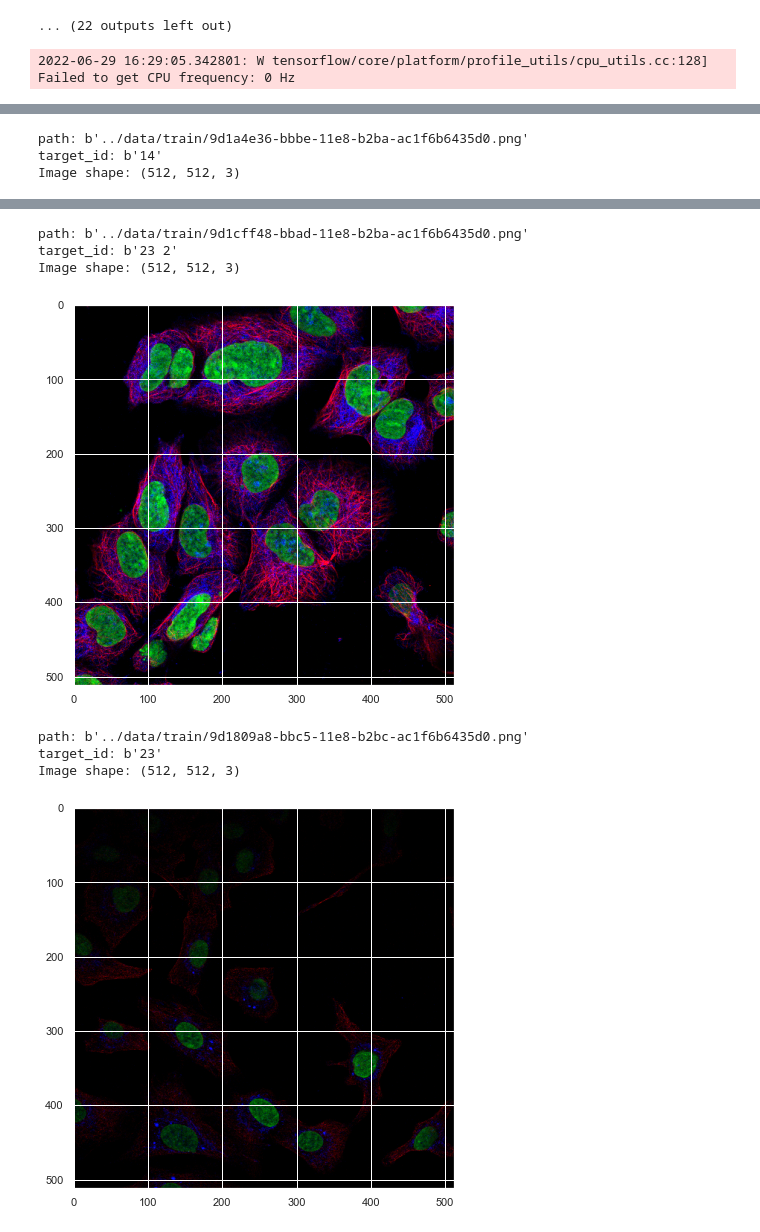
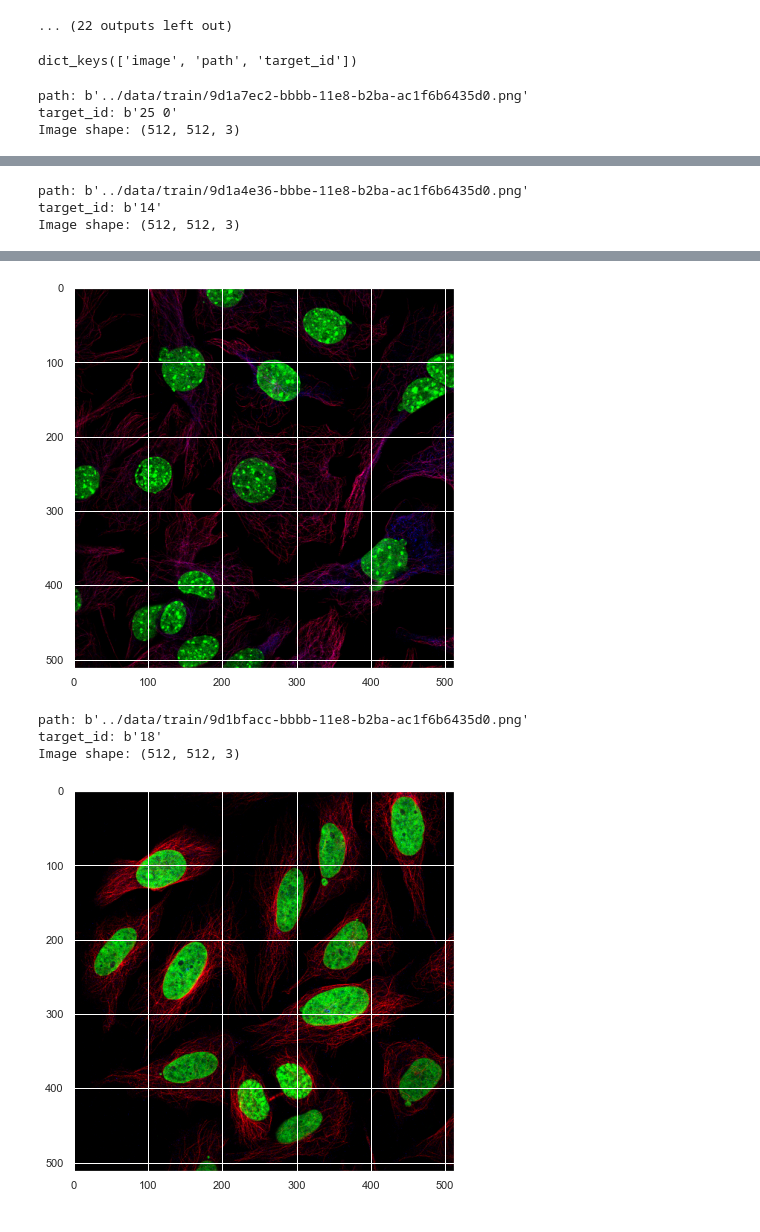
Before and after one commit to reneebrecht/human-protein-atlas-image-classification, a Jupyter notebook: notebooks/Convert_train_image_labels_to_tfrec.ipynb, the cells around one changed output, grey strips where cells are left out. Cells and saved outputs as stored; diff of their text form; code cells hidden in the pictures.

```diff
--- a/notebooks/Convert_train_image_labels_to_tfrec.ipynb
+++ b/notebooks/Convert_train_image_labels_to_tfrec.ipynb
@@ -189,9 +189,15 @@ File count: 9000
 File count: 10000
 ../data/train/train_images_11of32.tfrec
 ... (22 outputs left out)
+# %%
+features.keys()
+# %% [output]
+dict_keys(['image', 'path', 'target_id'])
 # %%
 # try opening an image
-raw_dataset = tf.data.TFRecordDataset(f"{base_path}train_images_20of32.tfrec")
+tfrec_path = '../data/images_train_tfrec/'
+
+raw_dataset = tf.data.TFRecordDataset(f"{tfrec_path}train_images_20of32.tfrec")
 parsed_dataset = raw_dataset.map(parse_tfrecord_fn)
 
 for features in parsed_dataset.shuffle(5).take(3):
@@ -204,4 +210,6 @@ for features in parsed_dataset.shuffle(5).take(3):
     plt.imshow(features["image"].numpy())
     plt.show()
 # %% [output]
-2022-06-29 16:29:05.342801: W tensorflow/core/platform/profile_utils/cpu_utils.cc:128] Failed to get CPU frequency: 0 Hz
+path: b'../data/train/9d1a7ec2-bbbb-11e8-b2ba-ac1f6b6435d0.png'
+target_id: b'25 0'
+Image shape: (512, 512, 3)
@@ -212,8 +220,5 @@ Image shape: (512, 512, 3)
+[figure, new version]
-path: b'../data/train/9d1cff48-bbad-11e8-b2ba-ac1f6b6435d0.png'
-target_id: b'23 2'
+path: b'../data/train/9d1bfacc-bbbb-11e8-b2ba-ac1f6b6435d0.png'
+target_id: b'18'
 Image shape: (512, 512, 3)
-[figure, old version]
-path: b'../data/train/9d1809a8-bbc5-11e8-b2bc-ac1f6b6435d0.png'
-target_id: b'23'
-Image shape: (512, 512, 3)
-[figure, old version]
+[figure, new version]
```
Also changed, not shown: parts of 1 cell of this notebook, 1 other file.
